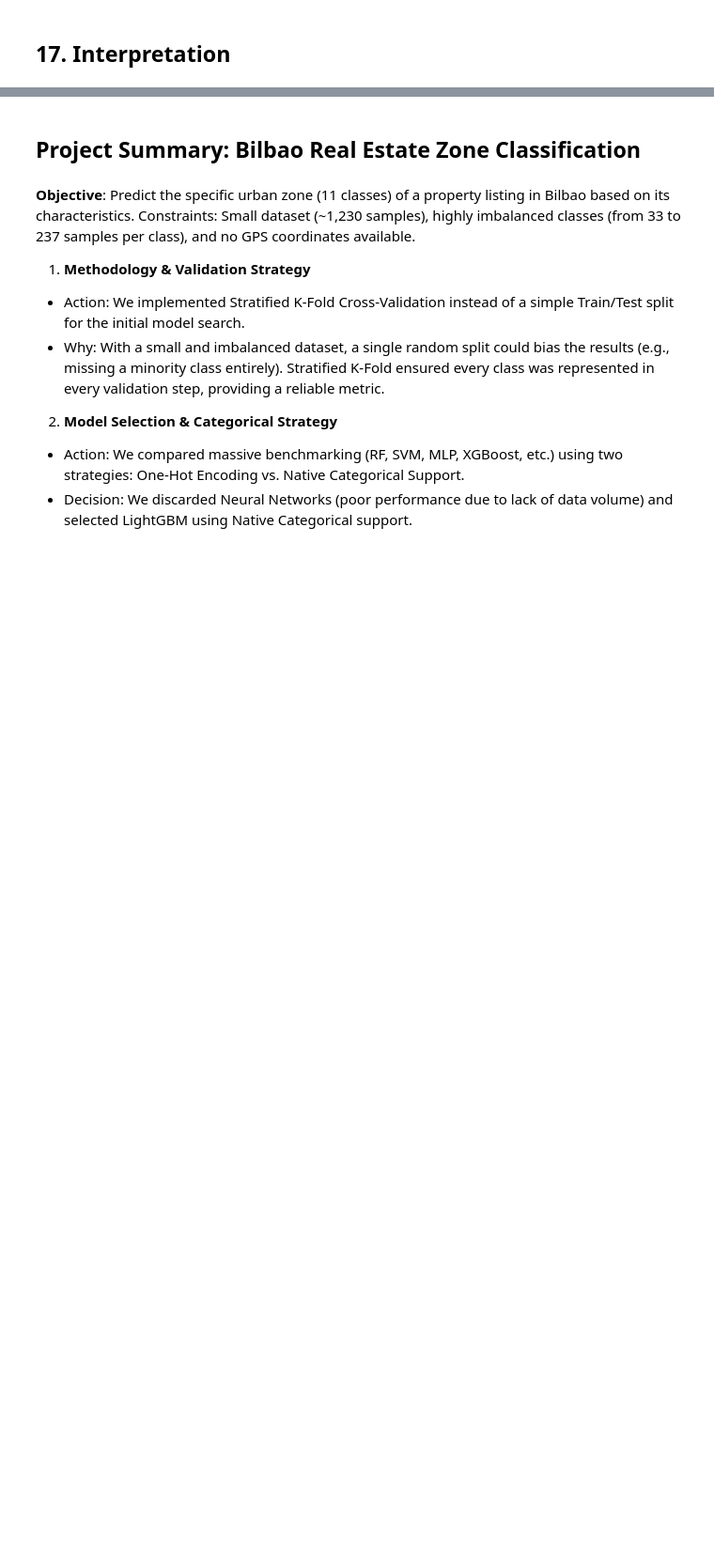
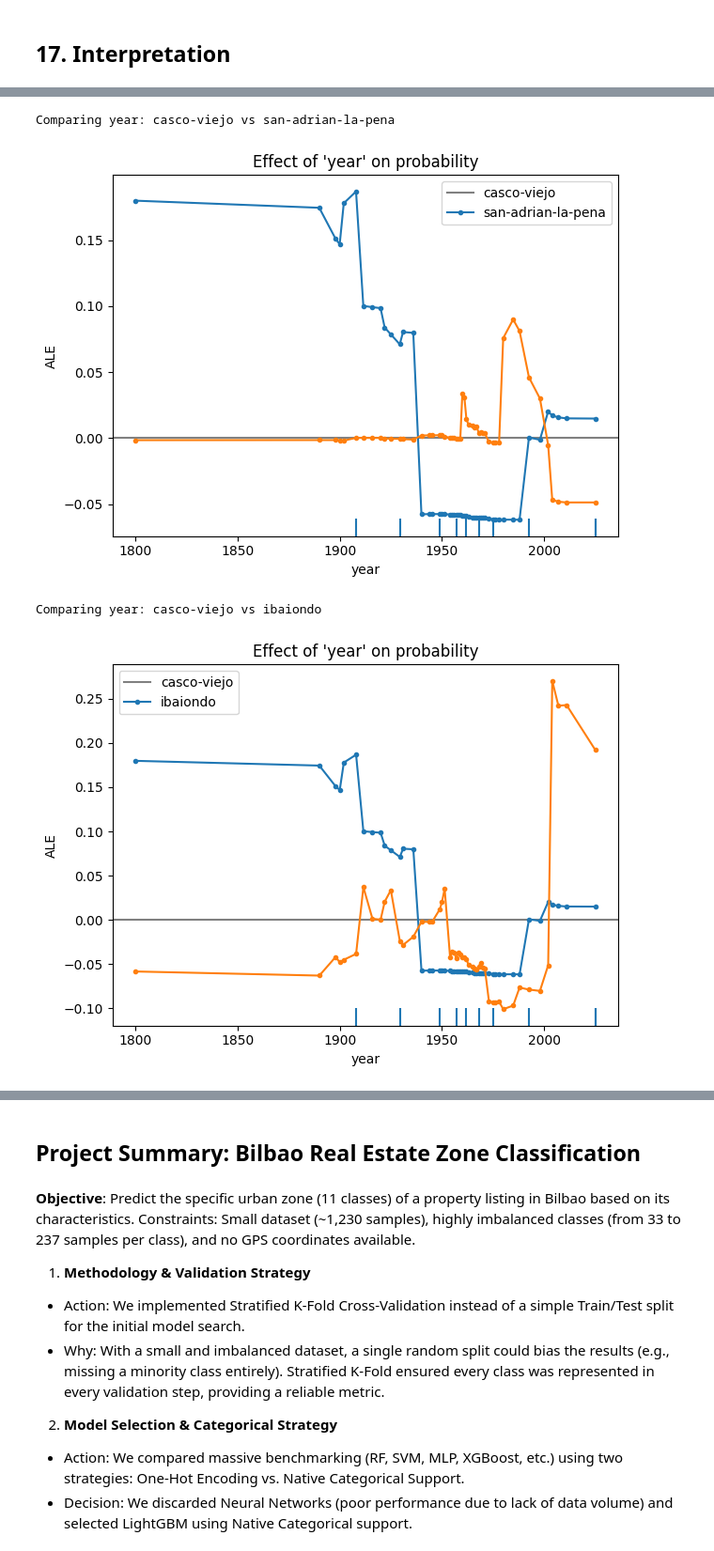
Before and after one commit to ikeiba/bilbao-housing-ml, a Jupyter notebook: classification/classification_zona.ipynb, the cells around one changed output, grey strips where cells are left out. Shown at 94% size. Drawn from its saved outputs; the diff is of its cells as text; code cells hidden in the pictures; blank space fills up the shorter version.

```diff
--- a/classification/classification_zona.ipynb
+++ b/classification/classification_zona.ipynb
@@ -680,0 +794,14 @@ Passing `palette` without assigning `hue` is deprecated and will be removed in v
+# %%
+# A. THE CONTRAST (Casco Viejo vs San Adrian)
+# Casco Viejo (19th century) vs San Adrian (Developmentalism/Modern)
+comparar_barrios('year', 'casco-viejo', 'san-adrian-la-pena', final_model_exp)
+
+# B. THE CONFUSION (Casco Viejo vs Ibaiondo)
+# WATCH OUT! Your matrix says 33% of Casco Viejo goes to Ibaiondo.
+# Hypothesis: ALE lines will be identical in low years (1800-1920).
+comparar_barrios('year', 'casco-viejo', 'ibaiondo', final_model_exp)
+# %% [output]
+Comparing year: casco-viejo vs san-adrian-la-pena
+[figure, added]
+Comparing year: casco-viejo vs ibaiondo
+[figure, added]
```
Also changed, not shown: parts of 25 cells of this notebook.
